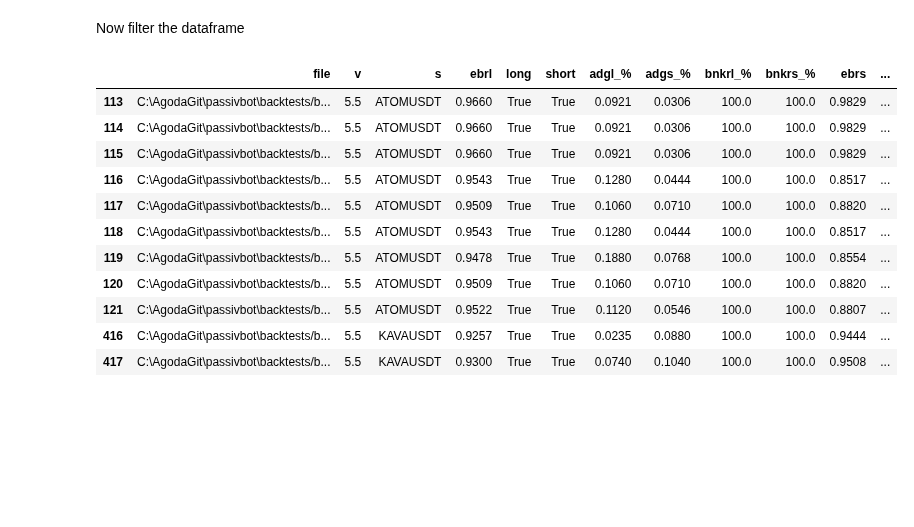
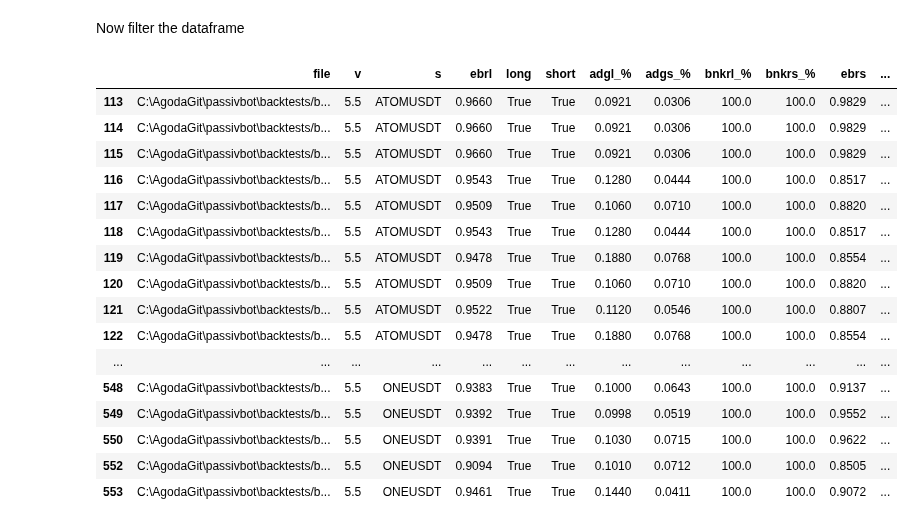
Before and after one commit to shroukkhan/passivbot, a Jupyter notebook: analyze_result.ipynb, the cells around one changed output. Drawn from its saved outputs; the diff is of its cells as text; code cells hidden in the pictures; blank space fills up the shorter version.

```diff
--- a/analyze_result.ipynb
+++ b/analyze_result.ipynb
@@ -91,36 +91,41 @@ allowed_symbols = ["ETHUSDT", "XRPUSDT", "1000SHIBUSDT", "DOGEUSDT", "ADAUSDT",
                    "OCEANUSDT", "ZILUSDT", "UNFIUSDT", "BANDUSDT", "YFIIUSDT",
                    "TOMOUSDT", "TRBUSDT", "KNCUSDT", "STMXUSDT", "ZRXUSDT",
                    "SCUSDT", "AKROUSDT", "XEMUSDT", "FLMUSDT", "BALUSDT",
                    "BTSUSDT", "DGBUSDT", "DEFIUSDT"]
 
-allowed_symbols = ["KAVAUSDT","ATOMUSDT"]
+allowed_symbols = ["LTCUSDT","ONEUSDT","COTIUSDT","ATOMUSDT"]
 big_data['adgt_%'] = big_data['adgl_%']+big_data['adgs_%']
 df = big_data[(big_data.s.isin(allowed_symbols))
               & (big_data['long'] == True)
               & (big_data['short'] == True)
               & (big_data['adgt_%'] > 0.1 )
               & (big_data['bnkrl_%'] > 95.0)
               & (big_data['bnkrs_%'] > 95.0)
               & (big_data['v'] == '5.5')
 
     # & (big_data['tg_%'] > 10)
     # & (big_data['ebr'] > .85)
               ]
 #df['total_adg'] = big_data['adgl_%'] + big_data['adgs_%']
 df
 # %% [output]
 |  | file | v | s | ebrl | long | short | adgl_% | adgs_% | bnkrl_% | bnkrs_% | ebrs | ... |
 | 113 | C:\AgodaGit\passivbot\backtests/b... | 5.5 | ATOMUSDT | 0.9660 | True | True | 0.0921 | 0.0306 | 100.0 | 100.0 | 0.9829 | ... |
 | 114 | C:\AgodaGit\passivbot\backtests/b... | 5.5 | ATOMUSDT | 0.9660 | True | True | 0.0921 | 0.0306 | 100.0 | 100.0 | 0.9829 | ... |
 | 115 | C:\AgodaGit\passivbot\backtests/b... | 5.5 | ATOMUSDT | 0.9660 | True | True | 0.0921 | 0.0306 | 100.0 | 100.0 | 0.9829 | ... |
 | 116 | C:\AgodaGit\passivbot\backtests/b... | 5.5 | ATOMUSDT | 0.9543 | True | True | 0.1280 | 0.0444 | 100.0 | 100.0 | 0.8517 | ... |
 | 117 | C:\AgodaGit\passivbot\backtests/b... | 5.5 | ATOMUSDT | 0.9509 | True | True | 0.1060 | 0.0710 | 100.0 | 100.0 | 0.8820 | ... |
 | 118 | C:\AgodaGit\passivbot\backtests/b... | 5.5 | ATOMUSDT | 0.9543 | True | True | 0.1280 | 0.0444 | 100.0 | 100.0 | 0.8517 | ... |
 | 119 | C:\AgodaGit\passivbot\backtests/b... | 5.5 | ATOMUSDT | 0.9478 | True | True | 0.1880 | 0.0768 | 100.0 | 100.0 | 0.8554 | ... |
 | 120 | C:\AgodaGit\passivbot\backtests/b... | 5.5 | ATOMUSDT | 0.9509 | True | True | 0.1060 | 0.0710 | 100.0 | 100.0 | 0.8820 | ... |
 | 121 | C:\AgodaGit\passivbot\backtests/b... | 5.5 | ATOMUSDT | 0.9522 | True | True | 0.1120 | 0.0546 | 100.0 | 100.0 | 0.8807 | ... |
-| 416 | C:\AgodaGit\passivbot\backtests/b... | 5.5 | KAVAUSDT | 0.9257 | True | True | 0.0235 | 0.0880 | 100.0 | 100.0 | 0.9444 | ... |
-| 417 | C:\AgodaGit\passivbot\backtests/b... | 5.5 | KAVAUSDT | 0.9300 | True | True | 0.0740 | 0.1040 | 100.0 | 100.0 | 0.9508 | ... |
+| 122 | C:\AgodaGit\passivbot\backtests/b... | 5.5 | ATOMUSDT | 0.9478 | True | True | 0.1880 | 0.0768 | 100.0 | 100.0 | 0.8554 | ... |
+| ... | ... | ... | ... | ... | ... | ... | ... | ... | ... | ... | ... | ... |
+| 548 | C:\AgodaGit\passivbot\backtests/b... | 5.5 | ONEUSDT | 0.9383 | True | True | 0.1000 | 0.0643 | 100.0 | 100.0 | 0.9137 | ... |
+| 549 | C:\AgodaGit\passivbot\backtests/b... | 5.5 | ONEUSDT | 0.9392 | True | True | 0.0998 | 0.0519 | 100.0 | 100.0 | 0.9552 | ... |
+| 550 | C:\AgodaGit\passivbot\backtests/b... | 5.5 | ONEUSDT | 0.9391 | True | True | 0.1030 | 0.0715 | 100.0 | 100.0 | 0.9622 | ... |
+| 552 | C:\AgodaGit\passivbot\backtests/b... | 5.5 | ONEUSDT | 0.9094 | True | True | 0.1010 | 0.0712 | 100.0 | 100.0 | 0.8505 | ... |
+| 553 | C:\AgodaGit\passivbot\backtests/b... | 5.5 | ONEUSDT | 0.9461 | True | True | 0.1440 | 0.0411 | 100.0 | 100.0 | 0.9072 | ... |
 # %%
 df.drop_duplicates(subset=['s', 'tgl_%','tgs_%','adgl_%','adgs_%','adgt_%', 'bnkrl_%', 'bnkrs_%', 'ebrl', 'ebrs', 'long', 'short'], keep='first',
                    inplace=True)
```
Also changed, not shown: parts of 2 cells of this notebook, 6 other files.
